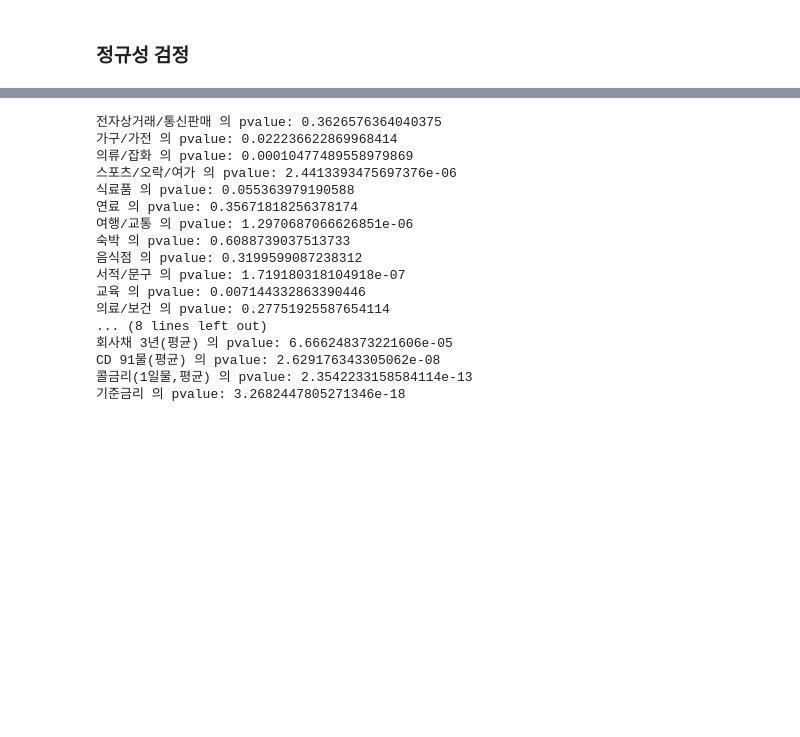
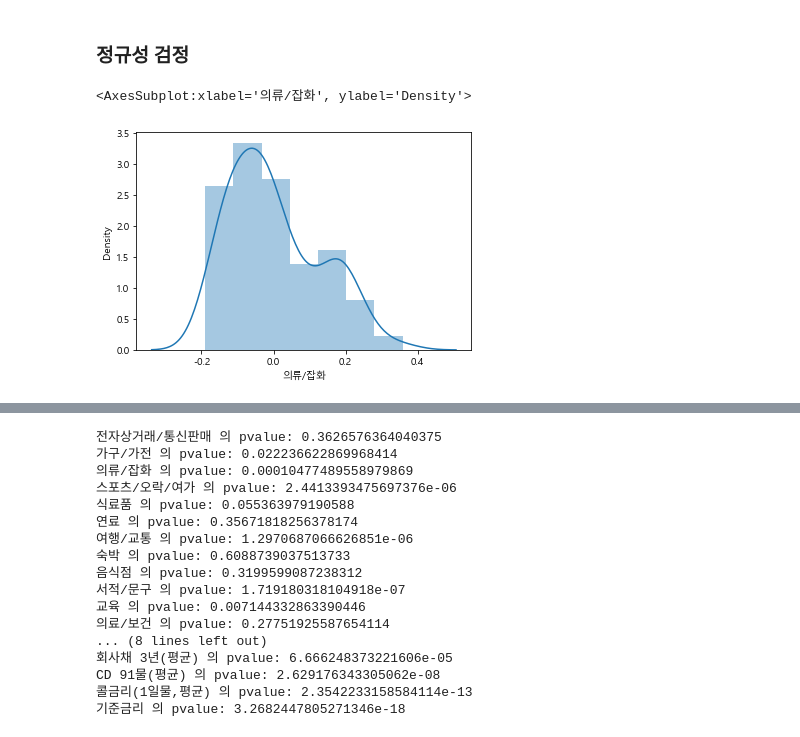
Before and after one commit to jkim0313/project1_dajopay, a Jupyter notebook: indexes.ipynb, the cells around one changed output, grey strips where cells are left out. Cells and saved outputs as stored; diff of their text form; code cells hidden in the pictures; blank space fills up the shorter version.

```diff
--- a/indexes.ipynb
+++ b/indexes.ipynb
@@ -307,3 +307,8 @@ def shap_pct(df_name):
         for j in i:
             shapiro_test = shapiro(df_name[j])
             print(j, "의 pvalue:", shapiro_test.pvalue)
+# %%
+sns.distplot(df['의류/잡화'])
+# %% [output]
+<AxesSubplot:xlabel='의류/잡화', ylabel='Density'>
+[figure, added]
```
Also changed, not shown: parts of 8 cells of this notebook.
